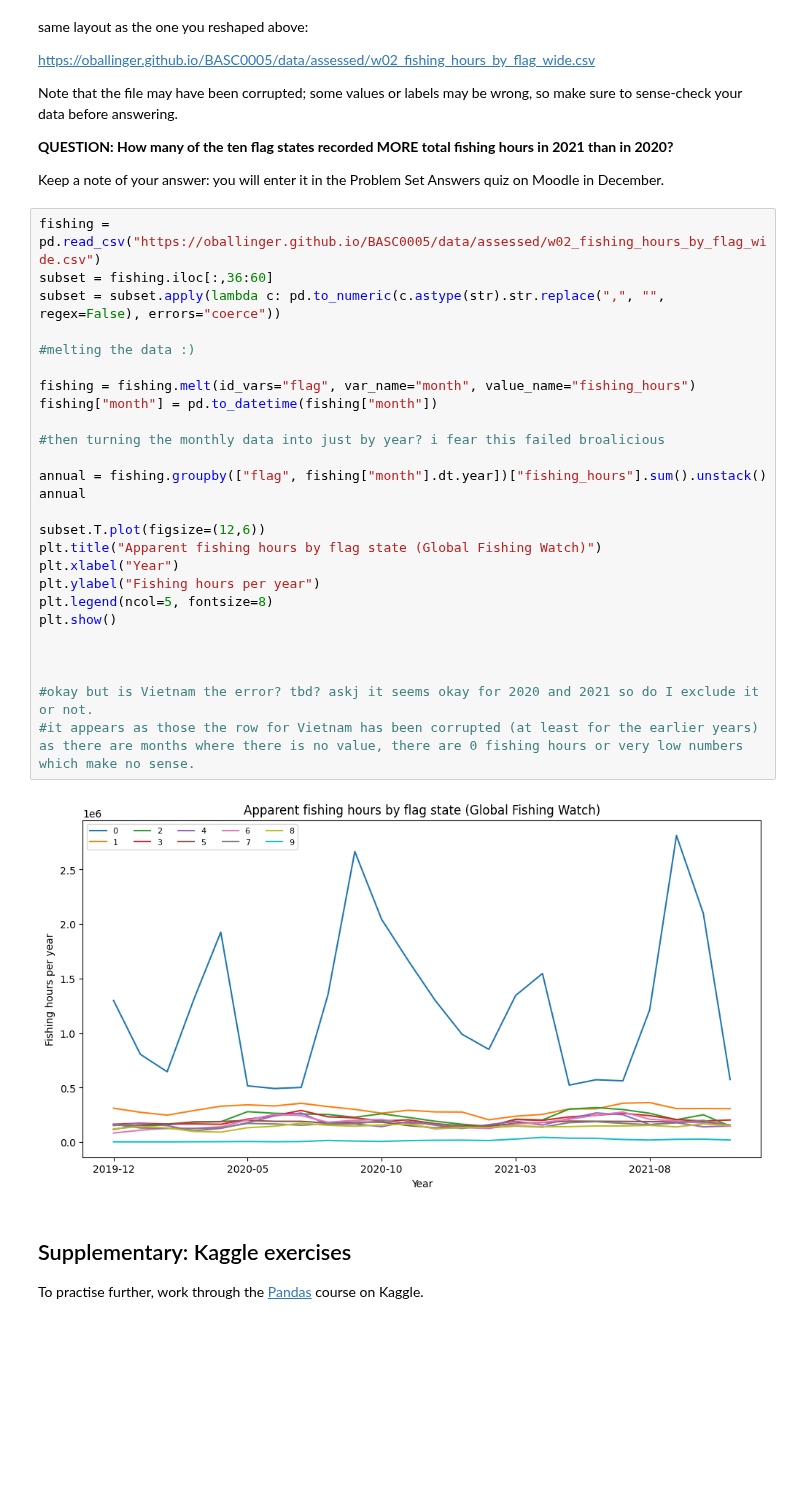
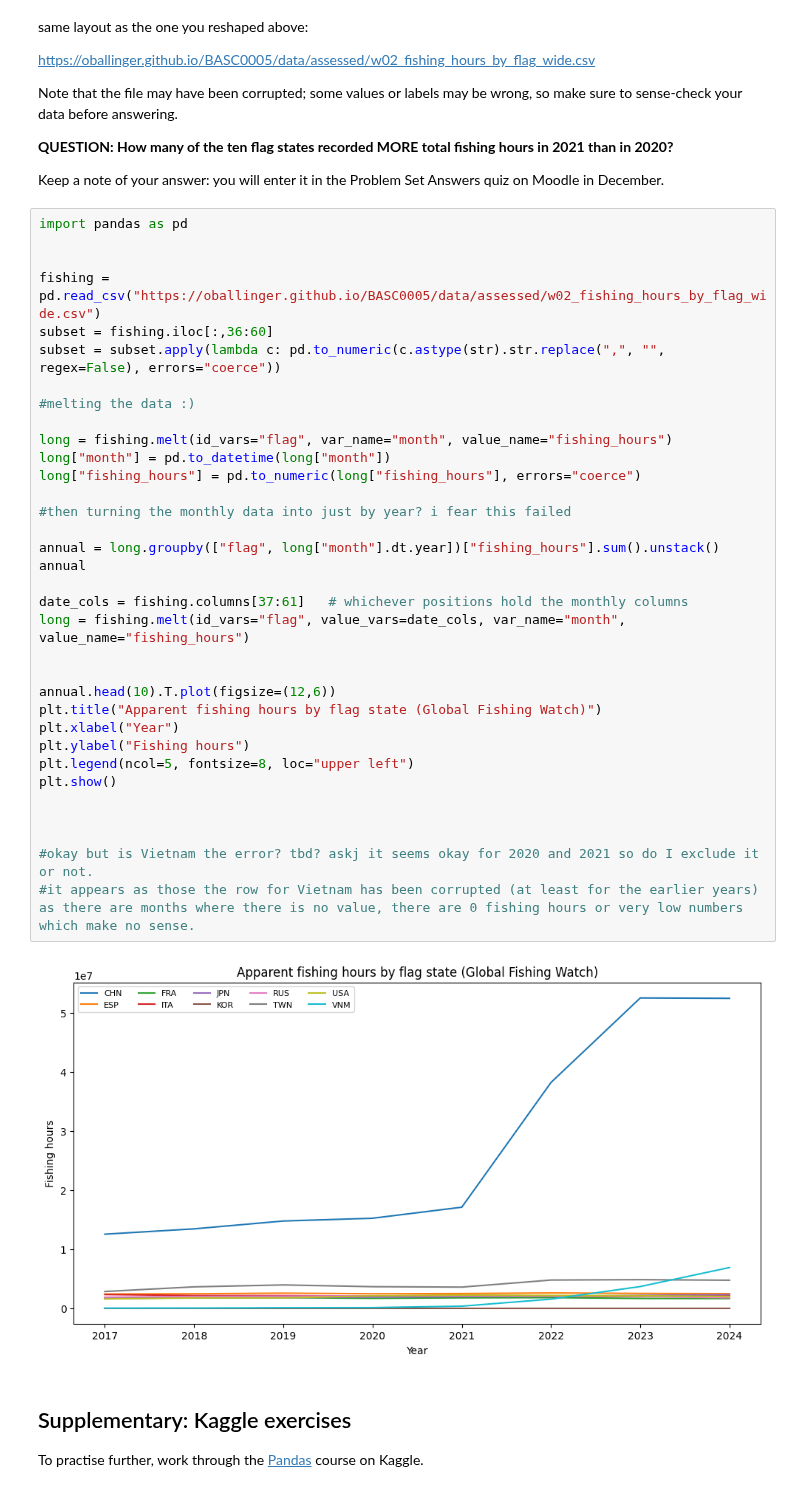
Before and after one commit to aaliyamckee/QM2, a Jupyter notebook: Aaliya_W02_Pandas.ipynb, the cells around one changed output. Cells and saved outputs as stored; diff of their text form; blank space fills up the shorter version.

```diff
--- a/Aaliya_W02_Pandas.ipynb
+++ b/Aaliya_W02_Pandas.ipynb
@@ -437,33 +352,41 @@ Note that the file may have been corrupted; some values or labels may be wrong,
 
 Keep a note of your answer: you will enter it in the Problem Set Answers quiz on Moodle in December.
 # %%
+import pandas as pd
+
+
 fishing = pd.read_csv("https://oballinger.github.io/BASC0005/data/assessed/w02_fishing_hours_by_flag_wide.csv")
 subset = fishing.iloc[:,36:60]
 subset = subset.apply(lambda c: pd.to_numeric(c.astype(str).str.replace(",", "", regex=False), errors="coerce"))
 
 #melting the data :)
 
-fishing = fishing.melt(id_vars="flag", var_name="month", value_name="fishing_hours")
-fishing["month"] = pd.to_datetime(fishing["month"])
+long = fishing.melt(id_vars="flag", var_name="month", value_name="fishing_hours")
+long["month"] = pd.to_datetime(long["month"])
+long["fishing_hours"] = pd.to_numeric(long["fishing_hours"], errors="coerce")
 
-#then turning the monthly data into just by year? i fear this failed broalicious
+#then turning the monthly data into just by year? i fear this failed
 
-annual = fishing.groupby(["flag", fishing["month"].dt.year])["fishing_hours"].sum().unstack()
+annual = long.groupby(["flag", long["month"].dt.year])["fishing_hours"].sum().unstack()
 annual
 
-subset.T.plot(figsize=(12,6))
+date_cols = fishing.columns[37:61]   # whichever positions hold the monthly columns
+long = fishing.melt(id_vars="flag", value_vars=date_cols, var_name="month", value_name="fishing_hours")
+
+
+annual.head(10).T.plot(figsize=(12,6))
 plt.title("Apparent fishing hours by flag state (Global Fishing Watch)")
 plt.xlabel("Year")
-plt.ylabel("Fishing hours per year")
-plt.legend(ncol=5, fontsize=8)
+plt.ylabel("Fishing hours")
+plt.legend(ncol=5, fontsize=8, loc="upper left")
 plt.show()
 
 
 
 #okay but is Vietnam the error? tbd? askj it seems okay for 2020 and 2021 so do I exclude it or not.
 #it appears as those the row for Vietnam has been corrupted (at least for the earlier years) as there are months where there is no value, there are 0 fishing hours or very low numbers which make no sense.
 # %% [output]
-[figure, old version]
+[figure, new version]
 # %% [markdown]
 ## Supplementary: Kaggle exercises
 
```
Also changed, not shown: parts of 11 cells of this notebook.
